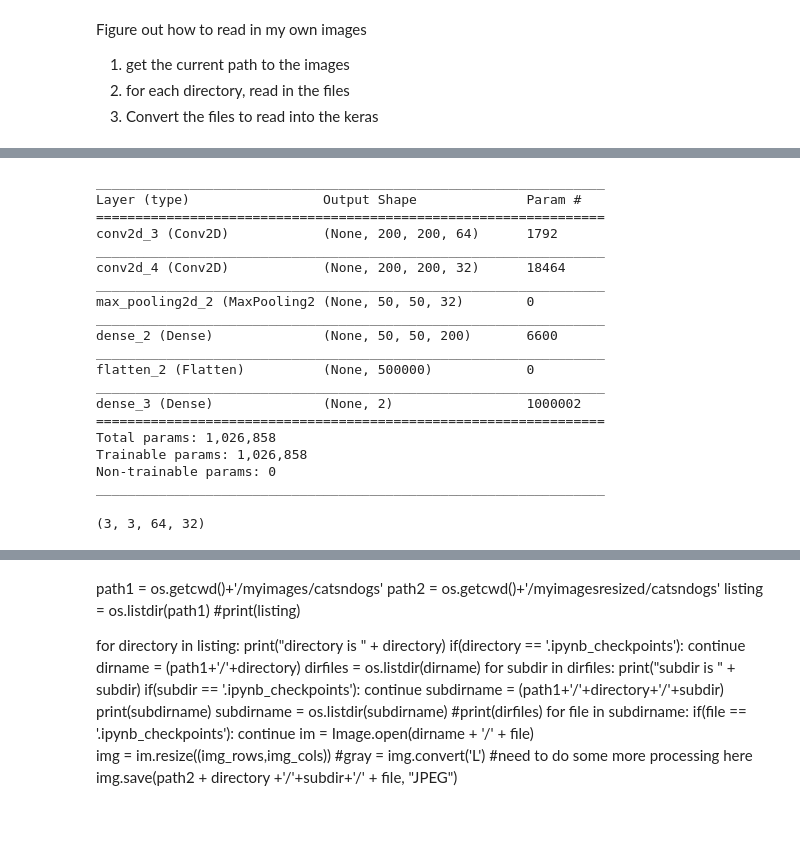
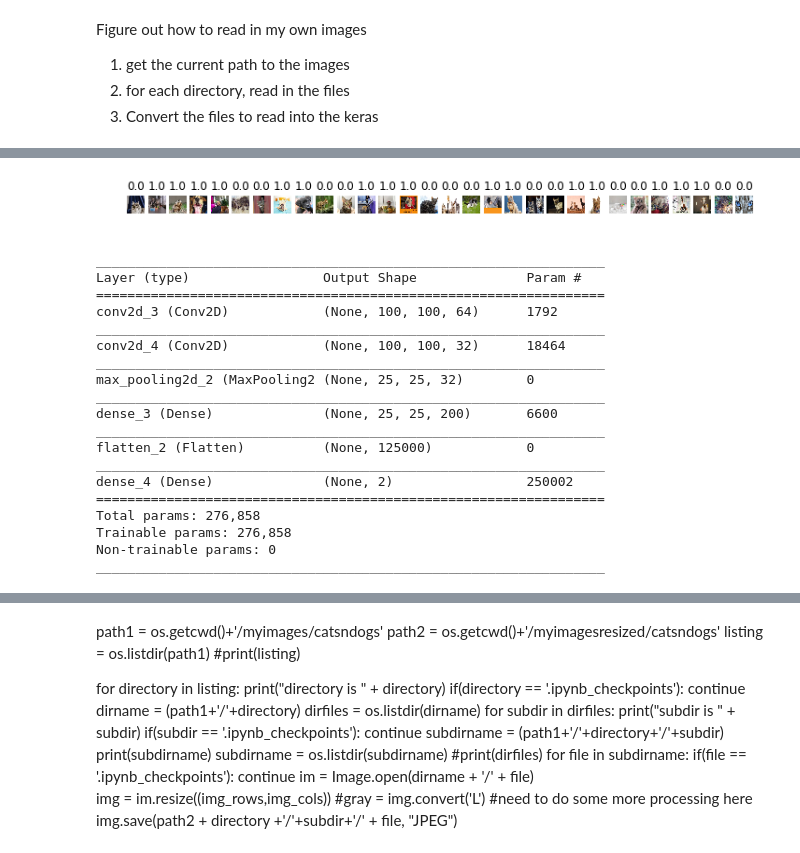
Before and after one commit to hepgon1/gitcode, a Jupyter notebook: KerasMyImages.ipynb, the cells around one changed output, grey strips where cells are left out. Cells and saved outputs as stored; diff of their text form; code cells hidden in the pictures; blank space fills up the shorter version.

```diff
--- a/KerasMyImages.ipynb
+++ b/KerasMyImages.ipynb
@@ -46,8 +46,7 @@ Figure out how to read in my own images
 trng_path = os.getcwd()+'/catsndogs/train'
 test_path = os.getcwd()+'/catsndogs/test'
 
-train_batch = idg().flow_from_directory(trng_path, target_size=(200, 200), color_mode='rgb', classes=['dogs','cats'], class_mode='categorical', batch_size=10)
-test_batch = idg().flow_from_directory(test_path, target_size=(200, 200), color_mode='rgb', classes=['dogs','cats'], class_mode='categorical', batch_size=5
-                                      )
+train_batch = idg().flow_from_directory(trng_path, target_size=(100, 100), color_mode='rgb', classes=['dogs','cats'], class_mode='categorical', batch_size=100)
+test_batch = idg().flow_from_directory(test_path, target_size=(100, 100), color_mode='rgb', classes=['dogs','cats'], class_mode='categorical', batch_size=30)
 # %% [output]
 Found 647 images belonging to 2 classes.
@@ -74,0 +68,7 @@ plots(imgs,titles = labels)
+# %%
+x_imgs,y_labels = next(train_batch)
+y_labels = y_labels[:,0]
+print(y_labels)
+x_timgs, y_tlabs = next(test_batch)
+y_tlabs = y_tlabs[:,0]
+print(y_tlabs)
@@ -75,6 +83,11 @@ plots(imgs,titles = labels)
+# %%
+#plots(x_imgs,titles = y_labels)
+plots(x_timgs,titles = y_tlabs)
+# %% [output]
+[figure, added]
 # %%
 model = Sequential()
-model.add(c2d(filters=64, kernel_size=3, strides=1, padding='same', activation='relu', input_shape=(200, 200, 3)))
+model.add(c2d(filters=64, kernel_size=3, strides=1, padding='same', activation='relu', input_shape=(100, 100, 3)))
 model.add(c2d(filters=32, kernel_size=3, strides=1, padding='same', activation='relu'))
 model.add(m2d(pool_size=4))
 model.add(Dense(200, activation="relu", input_shape=(256*256,)))
@@ -86,27 +99,22 @@ model.summary()
 _________________________________________________________________
 Layer (type)                 Output Shape              Param #
 =================================================================
-conv2d_3 (Conv2D)            (None, 200, 200, 64)      1792
+conv2d_3 (Conv2D)            (None, 100, 100, 64)      1792
 _________________________________________________________________
-conv2d_4 (Conv2D)            (None, 200, 200, 32)      18464
+conv2d_4 (Conv2D)            (None, 100, 100, 32)      18464
 _________________________________________________________________
-max_pooling2d_2 (MaxPooling2 (None, 50, 50, 32)        0
+max_pooling2d_2 (MaxPooling2 (None, 25, 25, 32)        0
 _________________________________________________________________
-dense_2 (Dense)              (None, 50, 50, 200)       6600
+dense_3 (Dense)              (None, 25, 25, 200)       6600
 _________________________________________________________________
-flatten_2 (Flatten)          (None, 500000)            0
+flatten_2 (Flatten)          (None, 125000)            0
 _________________________________________________________________
-dense_3 (Dense)              (None, 2)                 1000002
+dense_4 (Dense)              (None, 2)                 250002
 =================================================================
-Total params: 1,026,858
-Trainable params: 1,026,858
+Total params: 276,858
+Trainable params: 276,858
 Non-trainable params: 0
 _________________________________________________________________
-# %%
-layer_input = model.layers[1]
-print(layer_input.get_weights()[0].shape)
-# %% [output]
-(3, 3, 64, 32)
 # %%
 model.compile(loss='categorical_crossentropy',
              optimizer='adam',
```
Also changed, not shown: parts of 20 cells of this notebook, 1 other file.
